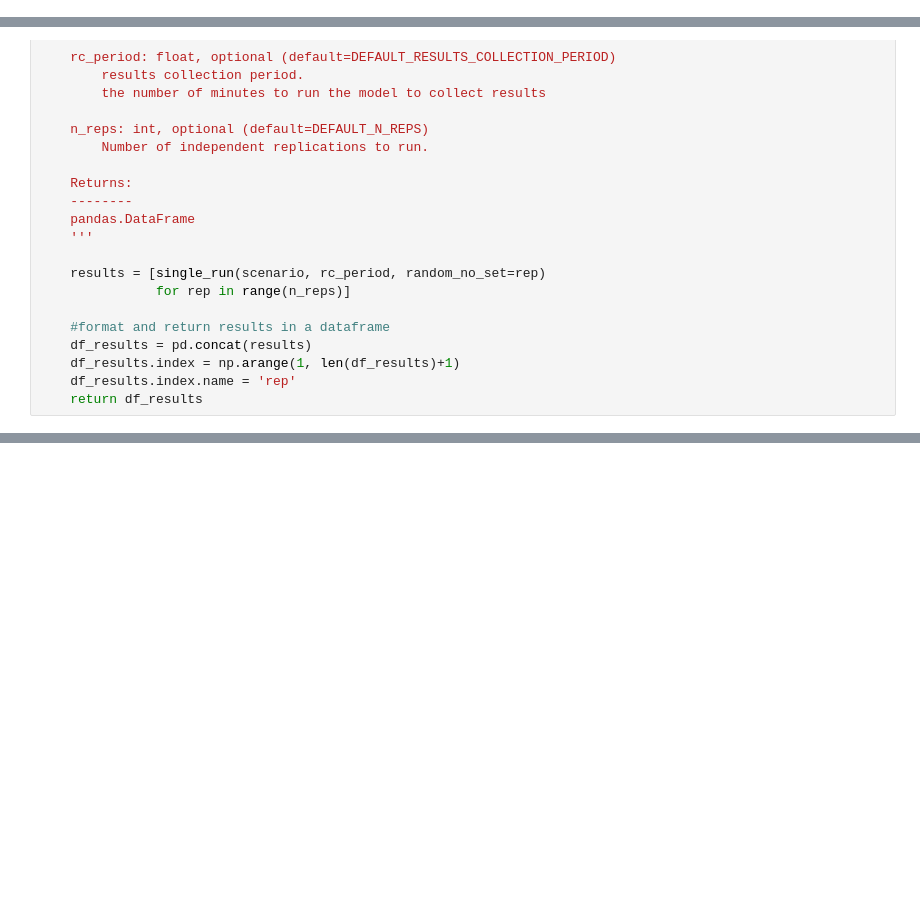
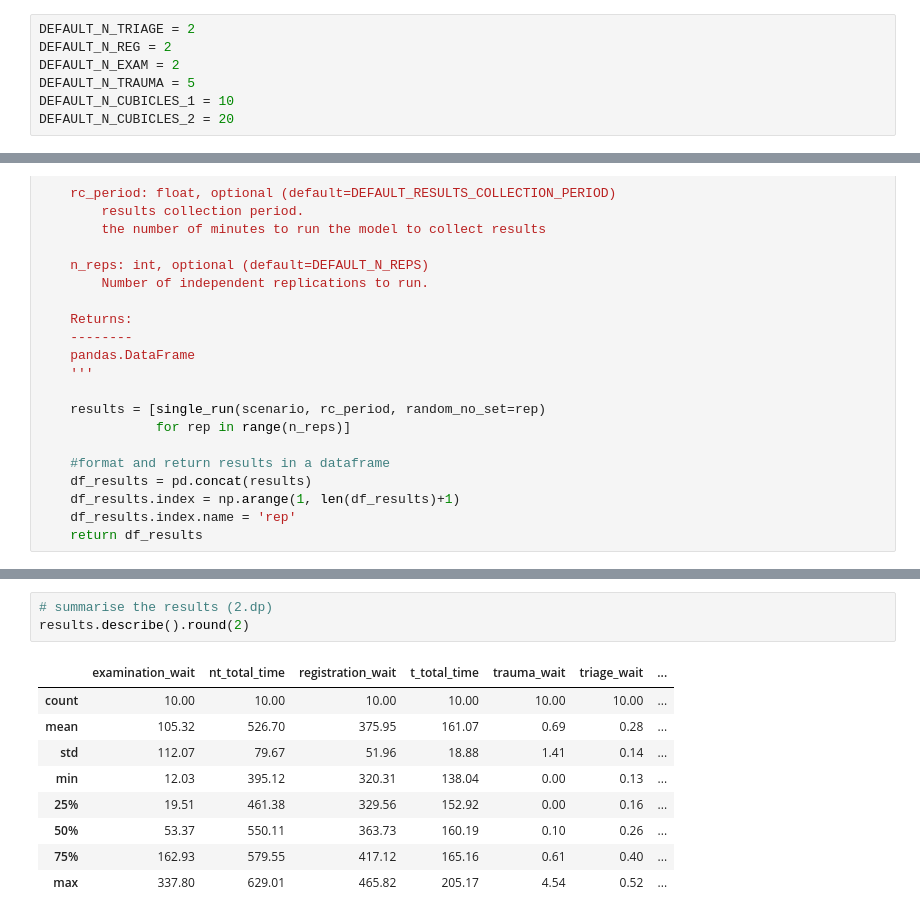
Before and after one commit to TomMonks/open-science-for-sim, a Jupyter notebook: src/notebooks/01_foss_sim/01_simpy.ipynb, the cells around one changed output, grey strips where cells are left out. Cells and saved outputs as stored; diff of their text form; blank space fills up the shorter version.

```diff
--- a/src/notebooks/01_foss_sim/01_simpy.ipynb
+++ b/src/notebooks/01_foss_sim/01_simpy.ipynb
@@ -84,0 +72,7 @@ DEFAULT_N_REPS = 5
+# %%
+DEFAULT_N_TRIAGE = 2
+DEFAULT_N_REG = 2
+DEFAULT_N_EXAM = 2
+DEFAULT_N_TRAUMA = 5
+DEFAULT_N_CUBICLES_1 = 10
+DEFAULT_N_CUBICLES_2 = 20
@@ -951 +994,14 @@ Running simulation ... => simulation complete.
+# %%
+# summarise the results (2.dp)
+results.describe().round(2)
+# %% [output]
+|  | examination_wait | nt_total_time | registration_wait | t_total_time | trauma_wait | triage_wait | ... |
+| count | 10.00 | 10.00 | 10.00 | 10.00 | 10.00 | 10.00 | ... |
+| mean | 105.32 | 526.70 | 375.95 | 161.07 | 0.69 | 0.28 | ... |
+| std | 112.07 | 79.67 | 51.96 | 18.88 | 1.41 | 0.14 | ... |
+| min | 12.03 | 395.12 | 320.31 | 138.04 | 0.00 | 0.13 | ... |
+| 25% | 19.51 | 461.38 | 329.56 | 152.92 | 0.00 | 0.16 | ... |
+| 50% | 53.37 | 550.11 | 363.73 | 160.19 | 0.10 | 0.26 | ... |
+| 75% | 162.93 | 579.55 | 417.12 | 165.16 | 0.61 | 0.40 | ... |
+| max | 337.80 | 629.01 | 465.82 | 205.17 | 4.54 | 0.52 | ... |
 # %% [markdown]
```
Also changed, not shown: parts of 24 cells of this notebook.
